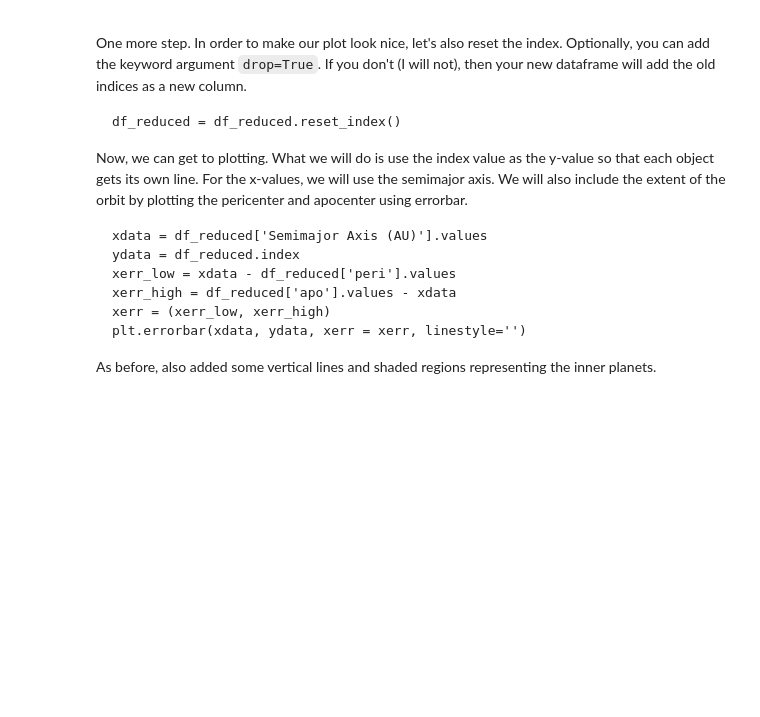
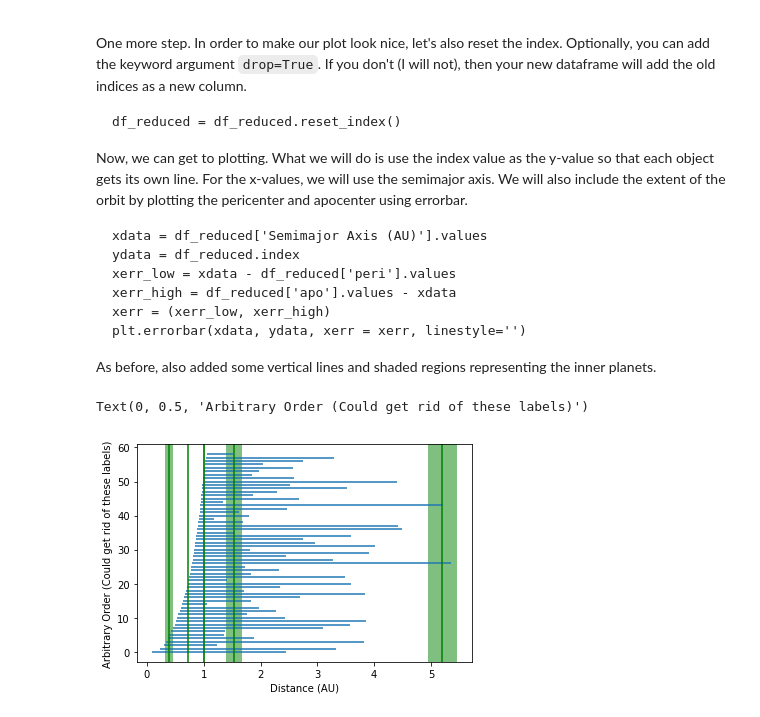
Before and after one commit to CIERA-Northwestern/REACHpy, a Jupyter notebook: Module_3/Section_1_Intro_to_Pandas.ipynb, the cells around one changed output. Saved outputs shown, nothing was run; the diff lists cells and outputs as text; code cells hidden in the pictures; blank space fills up the shorter version.

````diff
--- a/Module_3/Section_1_Intro_to_Pandas.ipynb
+++ b/Module_3/Section_1_Intro_to_Pandas.ipynb
@@ -319,3 +360,30 @@ xerr = (xerr_low, xerr_high)
 plt.errorbar(xdata, ydata, xerr = xerr, linestyle='')
 ```
 As before, also added some vertical lines and shaded regions representing the inner planets.
+# %%
+df = df.sort_values(by=['peri','Semimajor Axis (AU)'])
+nth_row = 40
+df_reduced = df.iloc[::nth_row, :]
+df_reduced = df_reduced.reset_index()
+
+xdata = df_reduced['Semimajor Axis (AU)'].values
+ydata = df_reduced.index
+xerr_low = xdata - df_reduced['peri'].values
+xerr_high = df_reduced['apo'].values - xdata
+xerr = (xerr_low, xerr_high)
+plt.errorbar(xdata, ydata, xerr = xerr, linestyle='')
+
+smas = np.array([0.39, 0.72, 1, 1.5273, 5.2])
+eccs = np.array([0.2, 0.007, 0.017, 0.093, 0.048])
+
+for a,e in zip(smas,eccs):
+    peri = a*(1-e)
+    apo = a*(1+e)
+    plt.axvline(x = a, color='g')
+    plt.axvspan(peri, apo, facecolor='g', alpha=0.5)
+
+plt.xlabel('Distance (AU)')
+plt.ylabel('Arbitrary Order (Could get rid of these labels)')
+# %% [output]
+Text(0, 0.5, 'Arbitrary Order (Could get rid of these labels)')
+[figure, added]
````
Also changed, not shown: parts of 22 cells of this notebook.
